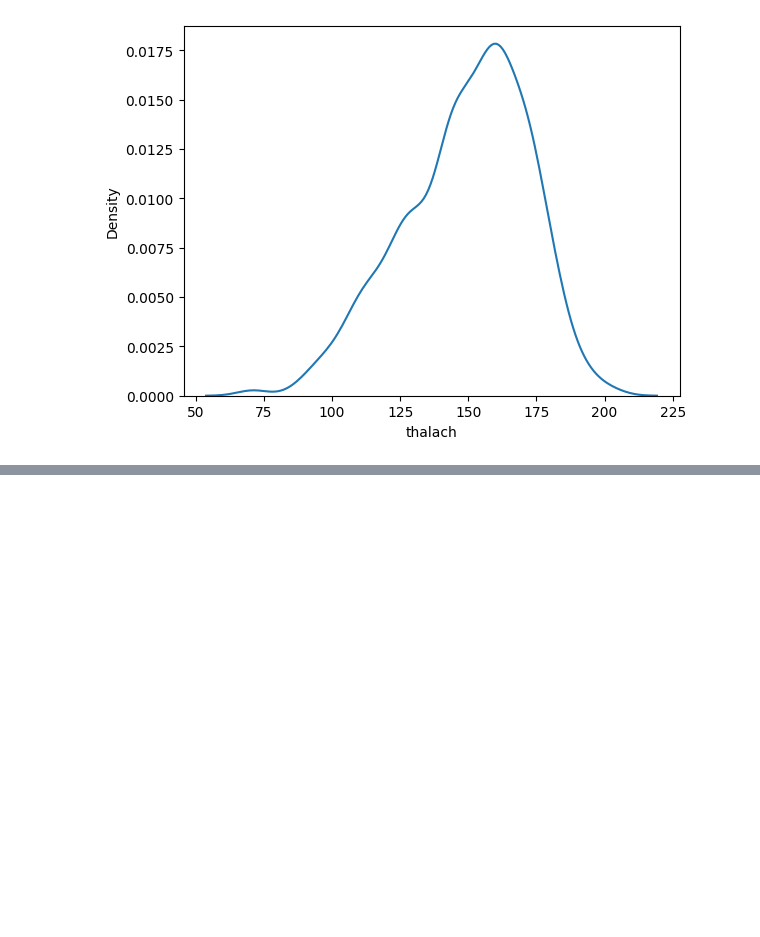
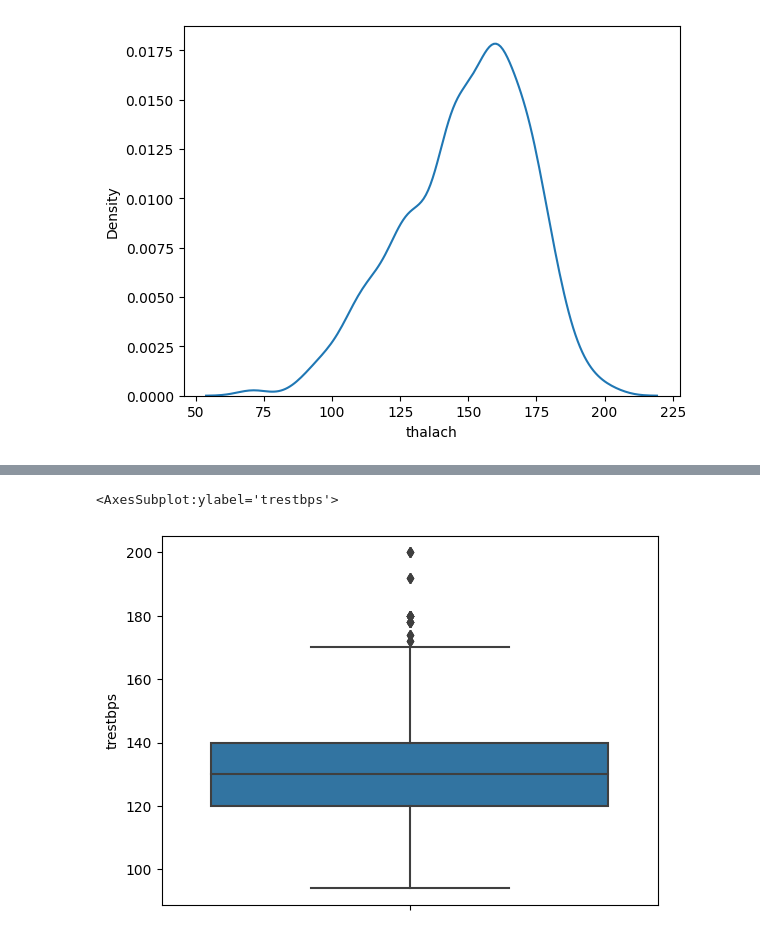
Before and after one commit to deepshikha-s/EC-422_Project, a Jupyter notebook: Exploratory Data Analysis.ipynb, the cells around one changed output, grey strips where cells are left out. Drawn from its saved outputs; the diff is of its cells as text; code cells hidden in the pictures; blank space fills up the shorter version.

```diff
--- a/Exploratory Data Analysis.ipynb
+++ b/Exploratory Data Analysis.ipynb
@@ -106,0 +112,5 @@ sns.kdeplot(df['sex'])
+# %%
+sns.boxplot(y='trestbps', data=df1)
+# %% [output]
+<AxesSubplot:ylabel='trestbps'>
+[figure, added]
```
Also changed, not shown: parts of 7 cells of this notebook.
